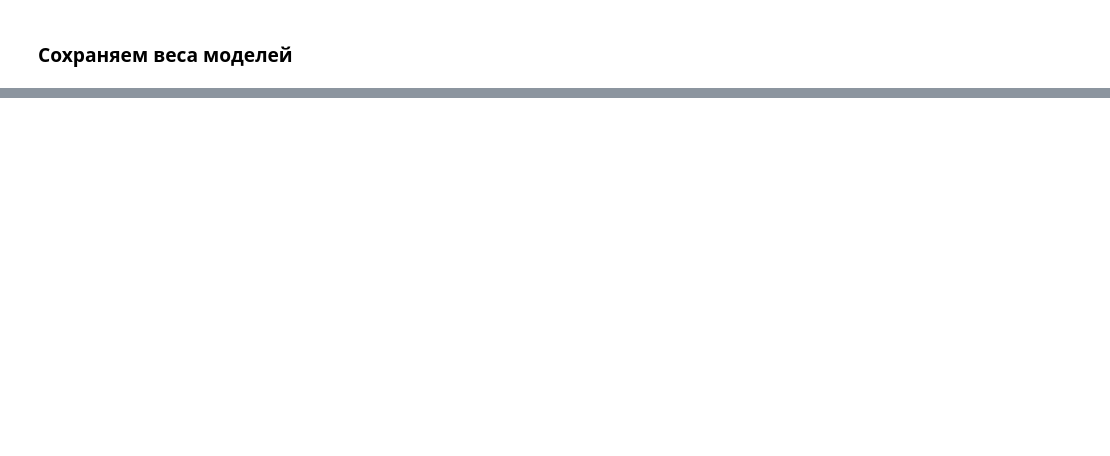
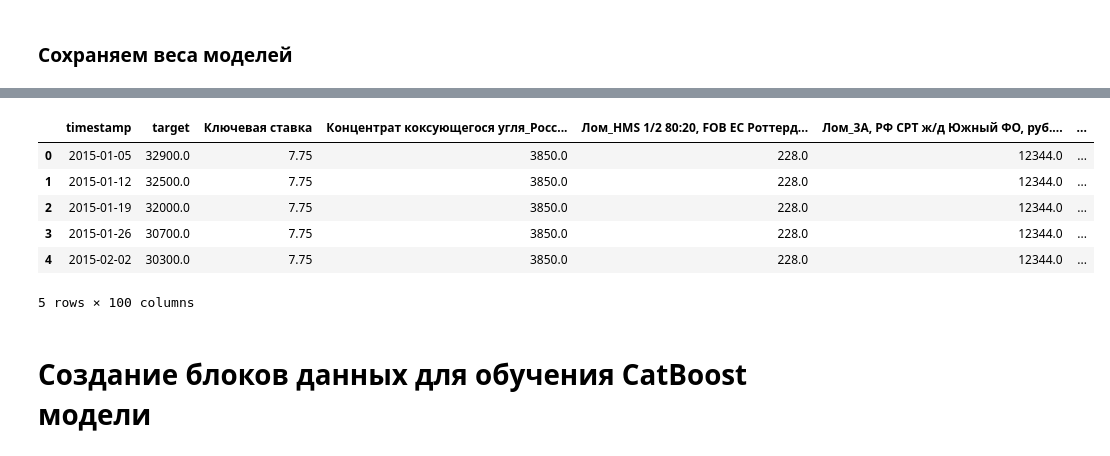
Before and after one commit to AnimeshnikLeon/int-3, a Jupyter notebook: train.ipynb, the cells around one changed output, grey strips where cells are left out. Saved outputs shown, nothing was run; the diff lists cells and outputs as text; code cells hidden in the pictures; blank space fills up the shorter version.

```diff
--- a/train.ipynb
+++ b/train.ipynb
@@ -389,0 +372,54 @@ pickle.dump(model2, open("xgb_reg3.pkl", "wb"))
+# %%
+# Объединение датафреймов
+merged_df = pd.merge(df_train_cb, df_chmf, on='timestamp', how='outer')
+merged_df = pd.merge(merged_df, df_magn, on='timestamp', how='outer')
+merged_df = pd.merge(merged_df, df_nlmk, on='timestamp', how='outer')
+merged_df = pd.merge(merged_df, df_transfer, on='timestamp', how='outer')
+merged_df = pd.merge(merged_df, df_market, on='timestamp', how='outer')
+merged_df = pd.merge(merged_df, df_lme, on='timestamp', how='outer')
+merged_df = pd.merge(merged_df, df_macro, on='timestamp', how='outer')
+merged_df = pd.merge(merged_df, df_fuel, on='timestamp', how='outer')
+merged_df = pd.merge(merged_df, df_raw_prices, on='timestamp', how='outer')
+
+# Сортировка по timestamp
+merged_df = merged_df.sort_values("timestamp").reset_index(drop=True)
+# %%
+# Добавление EMA признаков
+month_length = 30
+for window in range(3, 2 * month_length):
+    merged_df['EMA' + str(window)] = merged_df['target'].ewm(alpha=2 / (window + 1), adjust=False).mean()
+# %%
+# Удаление строк с NaN в target
+merged_df = merged_df.dropna(subset=["target"])
+
+# Преобразование нечисловых столбцов в числовые
+for column in merged_df.columns:
+    if column != "timestamp":
+        if merged_df[column].dtype != float and merged_df[column].dtype != int:
+            merged_df[column] = merged_df[column].apply(lambda x: re.findall(
+                r"[-+]?\d*\.\d+|\d+", str(x))[0] if re.findall(r"[-+]?\d*\.\d+|\d+", str(x)) else None)
+            merged_df[column] = merged_df[column].astype(float)
+
+# Удаление столбцов с большим количеством NaN
+nan_counts = merged_df.isna().sum()
+columns_with_high_nan = nan_counts[nan_counts > merged_df.shape[0] * 0.5].index
+if not os.path.exists("models"):
+    os.makedirs("models")
+with open("models/columns_with_high_nan.txt", "w", encoding='utf8') as file:
+    file.write("\n".join(columns_with_high_nan))
+merged_df = merged_df.drop(columns=columns_with_high_nan)
+# %%
+# Заполнение оставшихся NaN
+merged_df = merged_df.fillna(method='ffill').fillna(method='bfill')
+# %%
+merged_df.head()
+# %% [output]
+|  | timestamp | target | Ключевая ставка | Концентрат коксующегося угля_Росс... | Лом_HMS 1/2 80:20, FOB EC Роттерд... | Лом_3А, РФ CPT ж/д Южный ФО, руб.... | ... |
+| 0 | 2015-01-05 | 32900.0 | 7.75 | 3850.0 | 228.0 | 12344.0 | ... |
+| 1 | 2015-01-12 | 32500.0 | 7.75 | 3850.0 | 228.0 | 12344.0 | ... |
+| 2 | 2015-01-19 | 32000.0 | 7.75 | 3850.0 | 228.0 | 12344.0 | ... |
+| 3 | 2015-01-26 | 30700.0 | 7.75 | 3850.0 | 228.0 | 12344.0 | ... |
+| 4 | 2015-02-02 | 30300.0 | 7.75 | 3850.0 | 228.0 | 12344.0 | ... |
+5 rows × 100 columns
+# %% [markdown]
+# Создание блоков данных для обучения CatBoost модели
```
Also changed, not shown: parts of 35 cells of this notebook.
